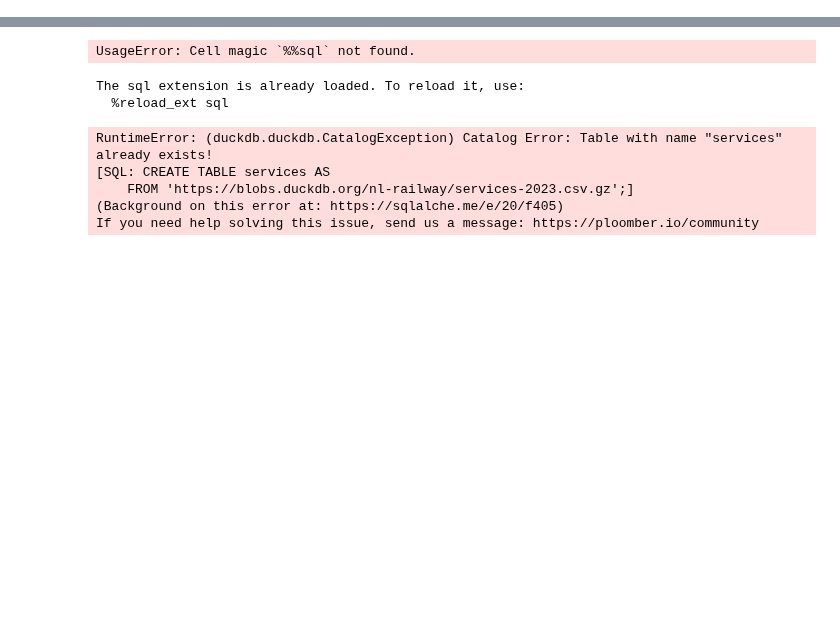
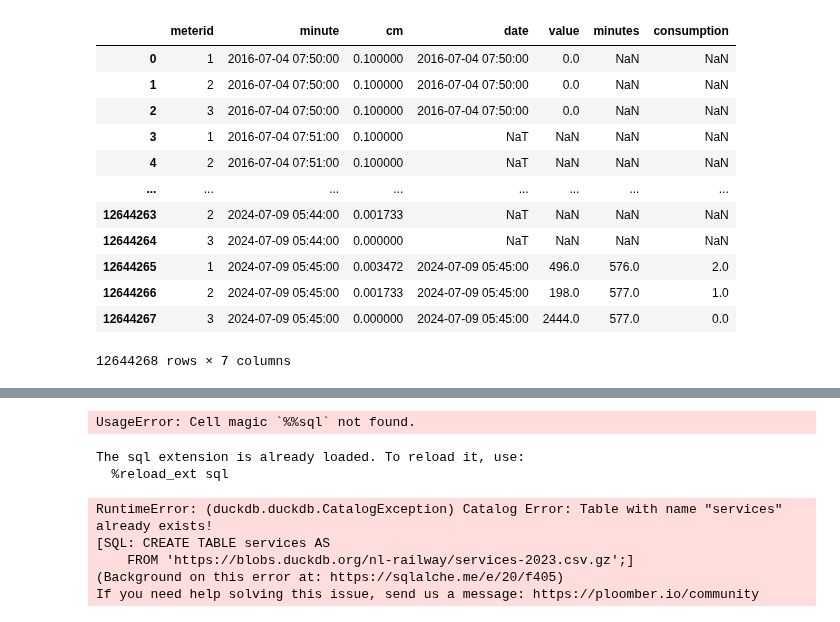
Before and after one commit to edalfon/strom, a Jupyter notebook: quarto/99_playground.ipynb, the cells around one changed output, grey strips where cells are left out. Saved outputs shown, nothing was run; the diff lists cells and outputs as text; code cells hidden in the pictures; blank space fills up the shorter version.

```diff
--- a/quarto/99_playground.ipynb
+++ b/quarto/99_playground.ipynb
@@ -66,0 +20,44 @@ Connecting to 'duck'
+# %%
+%%sql
+
+  WITH minutes_table AS (
+      SELECT
+          UNNEST(generate_series(ts[1], ts[2], interval 1 minute))
+              AS minute,
+          generate_series AS meterid
+      FROM (VALUES ([(
+          SELECT MIN(date) FROM strom), (SELECT MAX(date) FROM strom)]
+      )) t(ts), generate_series(1, 3)
+  )
+  SELECT
+      minutes_table.meterid,
+      minutes_table.minute,
+      FIRST_VALUE(strom.cm IGNORE NULLS) OVER(
+          PARTITION BY minutes_table.meterid
+          ORDER BY minutes_table.minute
+          ROWS BETWEEN CURRENT ROW AND UNBOUNDED FOLLOWING
+      ) AS cm,
+      strom.date,
+      strom.value,
+      strom.minutes,
+      strom.consumption
+  FROM minutes_table
+  LEFT JOIN strom
+  ON minutes_table.minute = strom.date AND
+      minutes_table.meterid = strom.meterid
+  ORDER BY minutes_table.minute, minutes_table.meterid
+  ;
+# %% [output]
+|  | meterid | minute | cm | date | value | minutes | consumption |
+| 0 | 1 | 2016-07-04 07:50:00 | 0.100000 | 2016-07-04 07:50:00 | 0.0 | NaN | NaN |
+| 1 | 2 | 2016-07-04 07:50:00 | 0.100000 | 2016-07-04 07:50:00 | 0.0 | NaN | NaN |
+| 2 | 3 | 2016-07-04 07:50:00 | 0.100000 | 2016-07-04 07:50:00 | 0.0 | NaN | NaN |
+| 3 | 1 | 2016-07-04 07:51:00 | 0.100000 | NaT | NaN | NaN | NaN |
+| 4 | 2 | 2016-07-04 07:51:00 | 0.100000 | NaT | NaN | NaN | NaN |
+| ... | ... | ... | ... | ... | ... | ... | ... |
+| 12644263 | 2 | 2024-07-09 05:44:00 | 0.001733 | NaT | NaN | NaN | NaN |
+| 12644264 | 3 | 2024-07-09 05:44:00 | 0.000000 | NaT | NaN | NaN | NaN |
+| 12644265 | 1 | 2024-07-09 05:45:00 | 0.003472 | 2024-07-09 05:45:00 | 496.0 | 576.0 | 2.0 |
+| 12644266 | 2 | 2024-07-09 05:45:00 | 0.001733 | 2024-07-09 05:45:00 | 198.0 | 577.0 | 1.0 |
+| 12644267 | 3 | 2024-07-09 05:45:00 | 0.000000 | 2024-07-09 05:45:00 | 2444.0 | 577.0 | 0.0 |
+12644268 rows × 7 columns
```
Also changed, not shown: parts of 8 cells of this notebook, 16 other files.
